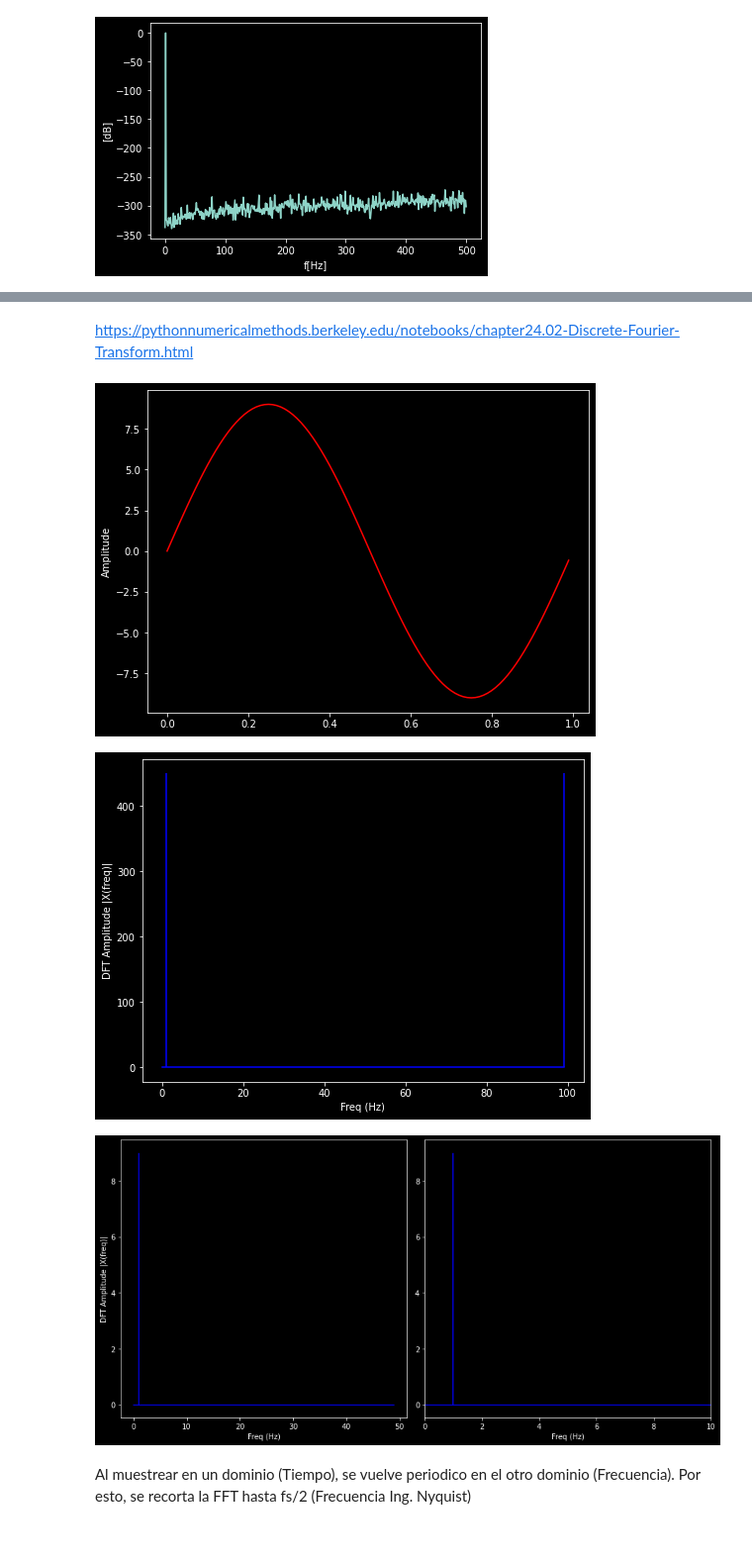
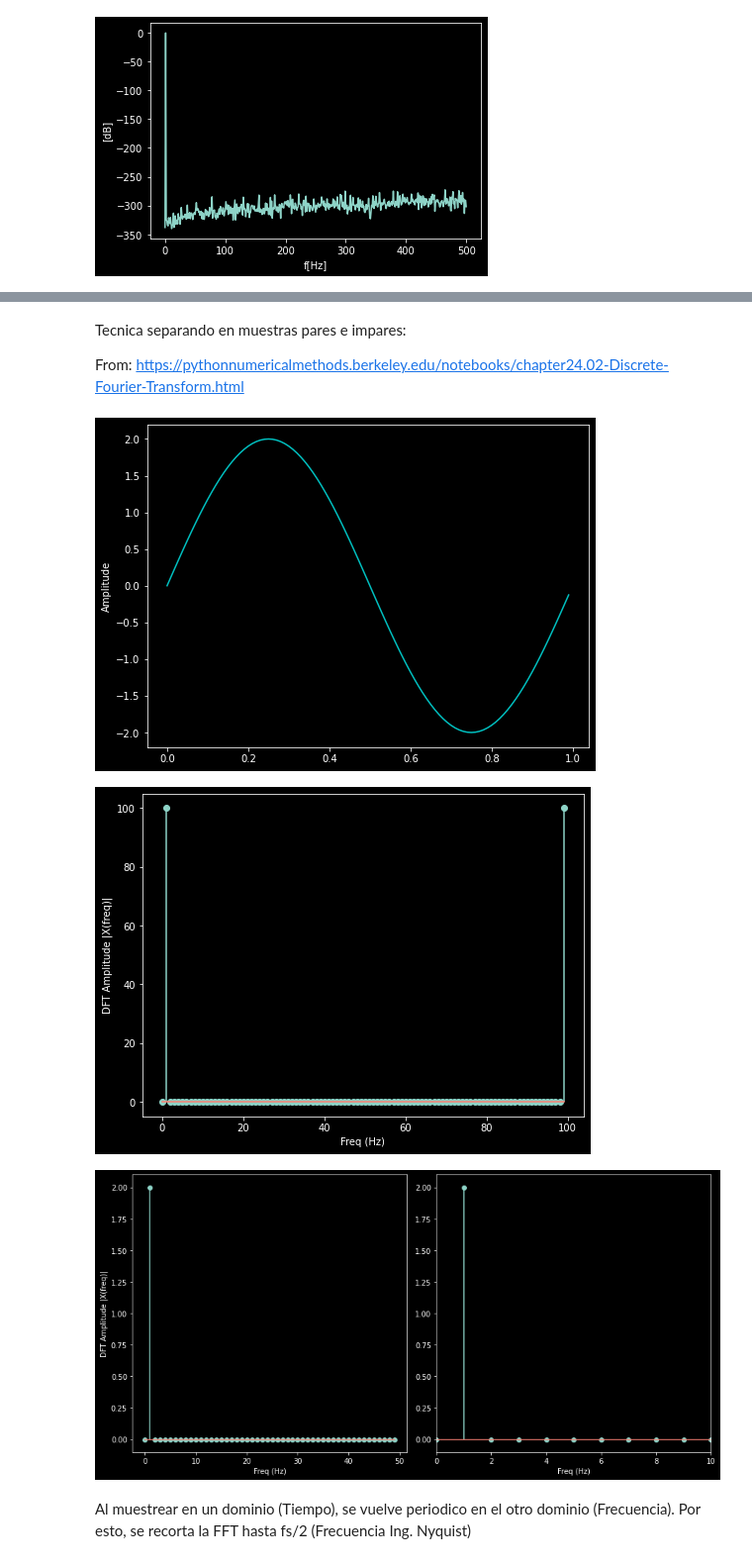
Before and after one commit to gcrisafio/PDS, a Jupyter notebook: Trabajos_Semanales/Trabajo_Semanal2.ipynb, the cells around one changed output, grey strips where cells are left out. Shown at 99% size. Drawn from its saved outputs; the diff is of its cells as text; code cells hidden in the pictures.

```diff
--- a/Trabajos_Semanales/Trabajo_Semanal2.ipynb
+++ b/Trabajos_Semanales/Trabajo_Semanal2.ipynb
@@ -53,5 +53,7 @@ iplot( ff[bfrec], 10* np.log10(2*np.abs(X[bfrec])**2),"f[Hz]","[dB]")
 # %% [markdown]
-https://pythonnumericalmethods.berkeley.edu/notebooks/chapter24.02-Discrete-Fourier-Transform.html
+Tecnica separando en muestras pares e impares:
+
+From: https://pythonnumericalmethods.berkeley.edu/notebooks/chapter24.02-Discrete-Fourier-Transform.html
 # %%
 # sampling rate
 sr = 100
@@ -60,10 +62,10 @@ ts = 1.0/sr
 t = np.arange(0,1,ts)
 
 freq = 1.
-x = 9*np.sin(2*np.pi*freq*t)
+x = 2*np.sin(2*np.pi*freq*t)
 
 plt.figure(figsize = (8, 6))
-plt.plot(t, x, 'r')
+plt.plot(t, x, 'c')
 plt.ylabel('Amplitude')
 
 plt.show()
@@ -87,42 +89,39 @@ X = DFT(x)
 
 # calculate the frequency
 N = len(X)
 n = np.arange(N)
 T = N/sr
 freq = n/T
 
 plt.figure(figsize = (8, 6))
-plt.stem(freq, abs(X), 'b', \
-         markerfmt=" ", basefmt="-b")
+plt.stem(freq, abs(X))
 plt.xlabel('Freq (Hz)')
 plt.ylabel('DFT Amplitude |X(freq)|')
 plt.show()
 
 n_oneside = N//2
 # get the one side frequency
 f_oneside = freq[:n_oneside]
 
 # normalize the amplitude
 X_oneside =X[:n_oneside]/n_oneside
 
 plt.figure(figsize = (12, 6))
 plt.subplot(121)
-plt.stem(f_oneside, abs(X_oneside), 'b', \
-         markerfmt=" ", basefmt="-b")
+plt.stem(f_oneside, abs(X_oneside))
 plt.xlabel('Freq (Hz)')
 plt.ylabel('DFT Amplitude |X(freq)|')
 
 plt.subplot(122)
-plt.stem(f_oneside, abs(X_oneside), 'b', \
-         markerfmt=" ", basefmt="-b")
+plt.stem(f_oneside, abs(X_oneside))
 plt.xlabel('Freq (Hz)')
 plt.xlim(0, 10)
 plt.tight_layout()
 plt.show()
 # %% [output]
-[figure, old version]
+[figure, new version]
-[figure, old version]
+[figure, new version]
-[figure, old version]
+[figure, new version]
 # %% [markdown]
 Al muestrear en un dominio (Tiempo), se vuelve periodico en el otro dominio (Frecuencia). Por esto, se recorta la FFT hasta fs/2 (Frecuencia Ing. Nyquist)
 # %% [markdown]
```
Also changed, not shown: parts of 4 cells of this notebook.
